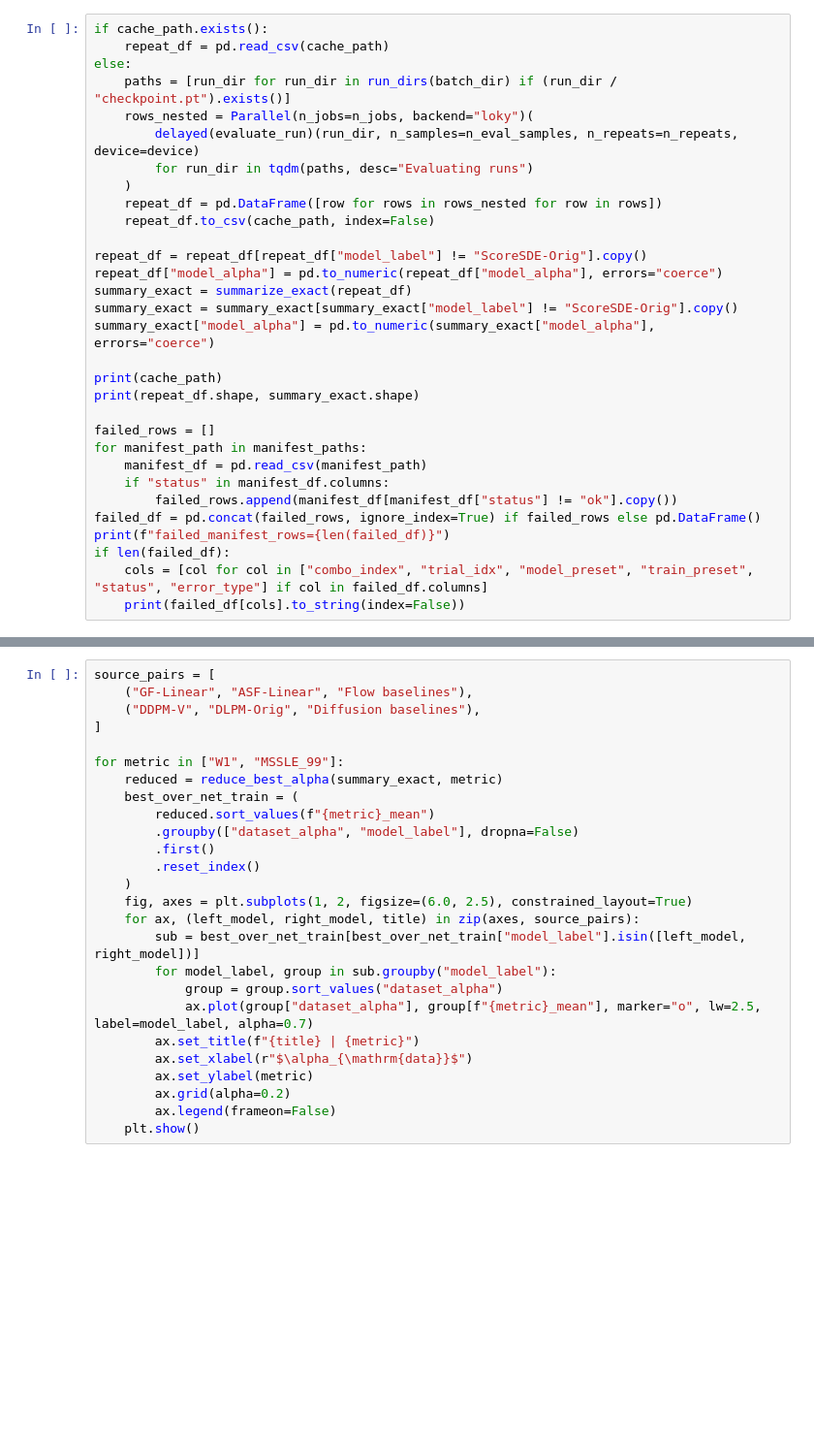
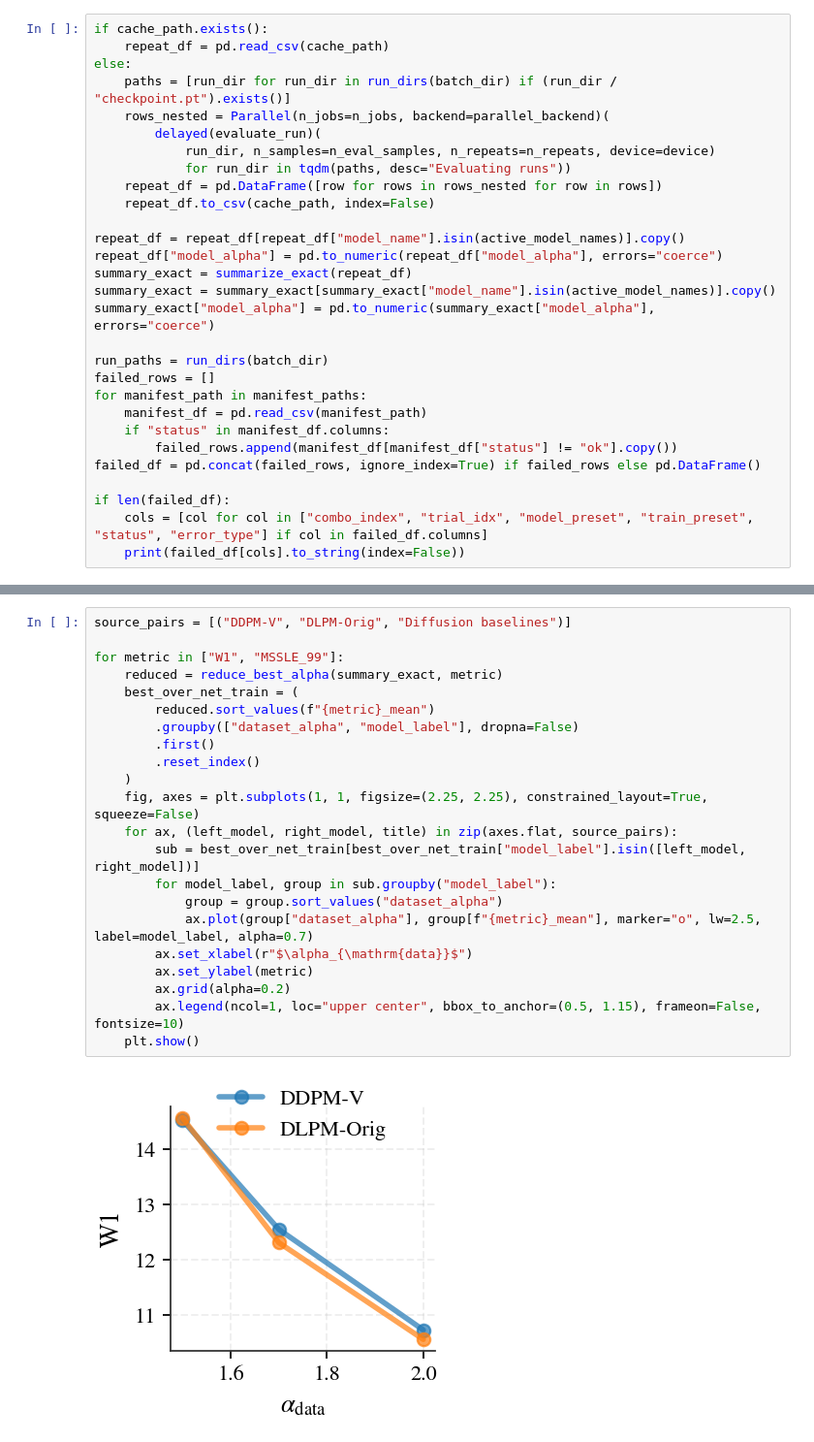
Before and after one commit to Diffusion-Research-Lab/0_neurips_2026_heavy_tail_dynamics, a Jupyter notebook: benchmarks/analysis/metrics.ipynb, the cells around one changed output, grey strips where cells are left out. Shown at 97% size. Drawn from its saved outputs; the diff is of its cells as text; blank space fills up the shorter version.

Commit message:
ENH expand benchmark notebooks and model comparisons

```diff
--- a/benchmarks/analysis/metrics.ipynb
+++ b/benchmarks/analysis/metrics.ipynb
@@ -61,29 +95,27 @@ if cache_path.exists():
     repeat_df = pd.read_csv(cache_path)
 else:
     paths = [run_dir for run_dir in run_dirs(batch_dir) if (run_dir / "checkpoint.pt").exists()]
-    rows_nested = Parallel(n_jobs=n_jobs, backend="loky")(
-        delayed(evaluate_run)(run_dir, n_samples=n_eval_samples, n_repeats=n_repeats, device=device)
-        for run_dir in tqdm(paths, desc="Evaluating runs")
-    )
+    rows_nested = Parallel(n_jobs=n_jobs, backend=parallel_backend)(
+        delayed(evaluate_run)(
+            run_dir, n_samples=n_eval_samples, n_repeats=n_repeats, device=device)
+            for run_dir in tqdm(paths, desc="Evaluating runs"))
     repeat_df = pd.DataFrame([row for rows in rows_nested for row in rows])
     repeat_df.to_csv(cache_path, index=False)
 
-repeat_df = repeat_df[repeat_df["model_label"] != "ScoreSDE-Orig"].copy()
+repeat_df = repeat_df[repeat_df["model_name"].isin(active_model_names)].copy()
 repeat_df["model_alpha"] = pd.to_numeric(repeat_df["model_alpha"], errors="coerce")
 summary_exact = summarize_exact(repeat_df)
-summary_exact = summary_exact[summary_exact["model_label"] != "ScoreSDE-Orig"].copy()
+summary_exact = summary_exact[summary_exact["model_name"].isin(active_model_names)].copy()
 summary_exact["model_alpha"] = pd.to_numeric(summary_exact["model_alpha"], errors="coerce")
 
-print(cache_path)
-print(repeat_df.shape, summary_exact.shape)
-
+run_paths = run_dirs(batch_dir)
 failed_rows = []
 for manifest_path in manifest_paths:
     manifest_df = pd.read_csv(manifest_path)
     if "status" in manifest_df.columns:
         failed_rows.append(manifest_df[manifest_df["status"] != "ok"].copy())
 failed_df = pd.concat(failed_rows, ignore_index=True) if failed_rows else pd.DataFrame()
-print(f"failed_manifest_rows={len(failed_df)}")
+
 if len(failed_df):
     cols = [col for col in ["combo_index", "trial_idx", "model_preset", "train_preset", "status", "error_type"] if col in failed_df.columns]
     print(failed_df[cols].to_string(index=False))
@@ -168,26 +305,24 @@ for metric in ["W1", "MSSLE_95", "MSSLE_99"]:
 # %%
-source_pairs = [
-    ("GF-Linear", "ASF-Linear", "Flow baselines"),
-    ("DDPM-V", "DLPM-Orig", "Diffusion baselines"),
-]
+source_pairs = [("DDPM-V", "DLPM-Orig", "Diffusion baselines")]
 
 for metric in ["W1", "MSSLE_99"]:
     reduced = reduce_best_alpha(summary_exact, metric)
     best_over_net_train = (
         reduced.sort_values(f"{metric}_mean")
         .groupby(["dataset_alpha", "model_label"], dropna=False)
         .first()
         .reset_index()
     )
-    fig, axes = plt.subplots(1, 2, figsize=(6.0, 2.5), constrained_layout=True)
-    for ax, (left_model, right_model, title) in zip(axes, source_pairs):
+    fig, axes = plt.subplots(1, 1, figsize=(2.25, 2.25), constrained_layout=True, squeeze=False)
+    for ax, (left_model, right_model, title) in zip(axes.flat, source_pairs):
         sub = best_over_net_train[best_over_net_train["model_label"].isin([left_model, right_model])]
         for model_label, group in sub.groupby("model_label"):
             group = group.sort_values("dataset_alpha")
             ax.plot(group["dataset_alpha"], group[f"{metric}_mean"], marker="o", lw=2.5, label=model_label, alpha=0.7)
-        ax.set_title(f"{title} | {metric}")
         ax.set_xlabel(r"$\alpha_{\mathrm{data}}$")
         ax.set_ylabel(metric)
         ax.grid(alpha=0.2)
-        ax.legend(frameon=False)
+        ax.legend(ncol=1, loc="upper center", bbox_to_anchor=(0.5, 1.15), frameon=False, fontsize=10)
     plt.show()
+# %% [output]
+[figure, added]
```
Also changed, not shown: parts of 17 cells of this notebook, 4 other files.
